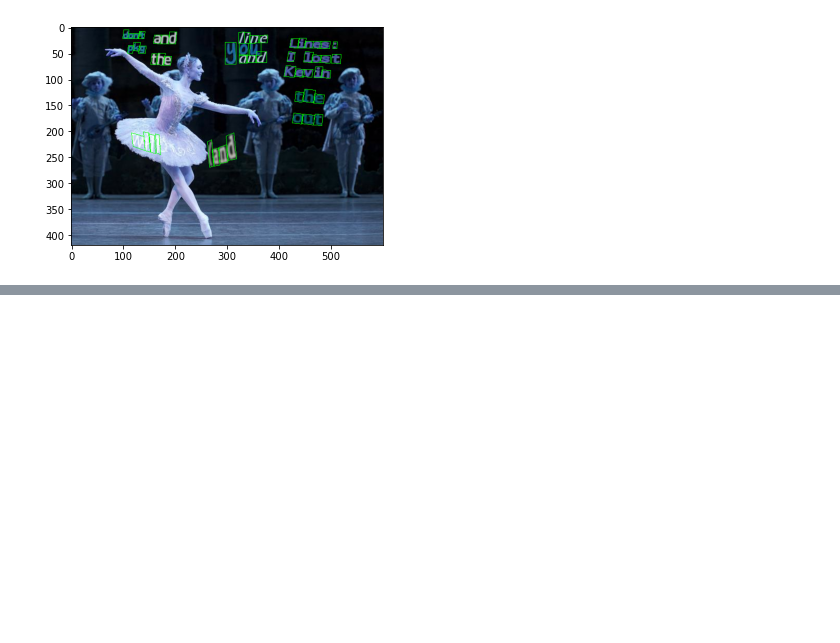
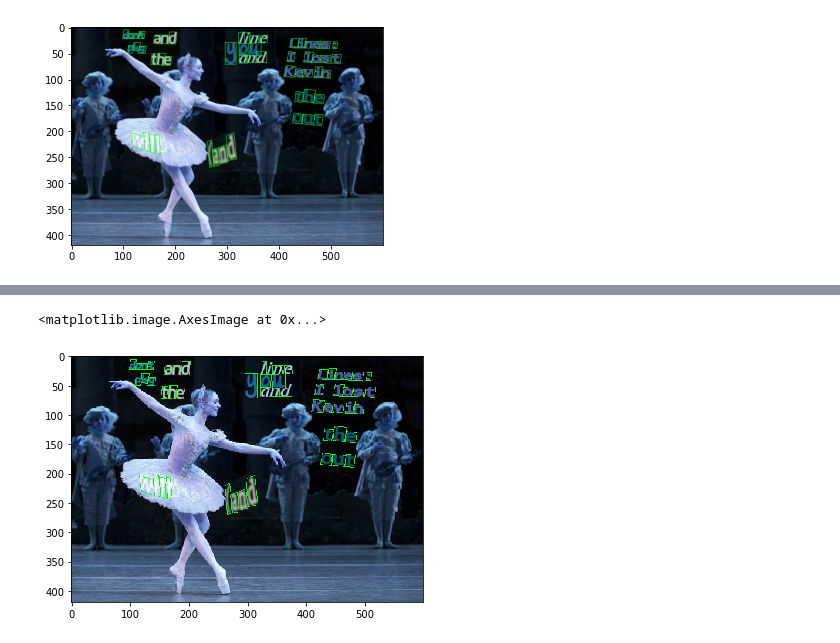
Before and after one commit to Peperoni-quatro-pizza/craft_seongtaek, a Jupyter notebook: gt.ipynb, the cells around one changed output, grey strips where cells are left out. Drawn from its saved outputs; the diff is of its cells as text; code cells hidden in the pictures; blank space fills up the shorter version.

```diff
--- a/gt.ipynb
+++ b/gt.ipynb
@@ -53,0 +93,5 @@ plt.imshow(img_)
+# %%
+io.imshow(img_)
+# %% [output]
+<matplotlib.image.AxesImage at 0x...>
+[figure, added]
```
Also changed, not shown: parts of 12 cells of this notebook.
